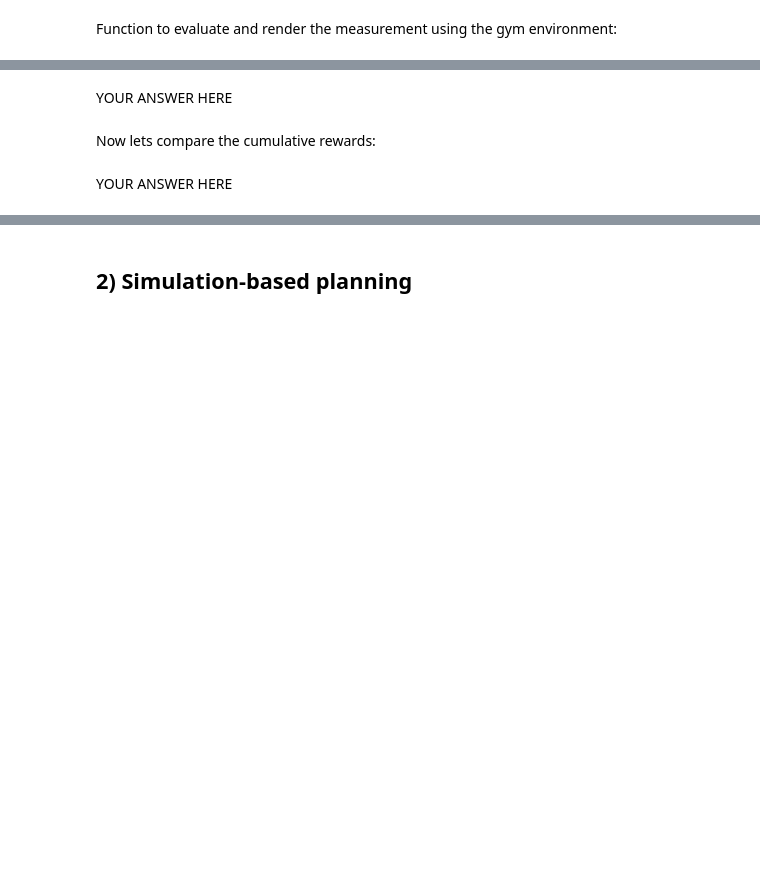
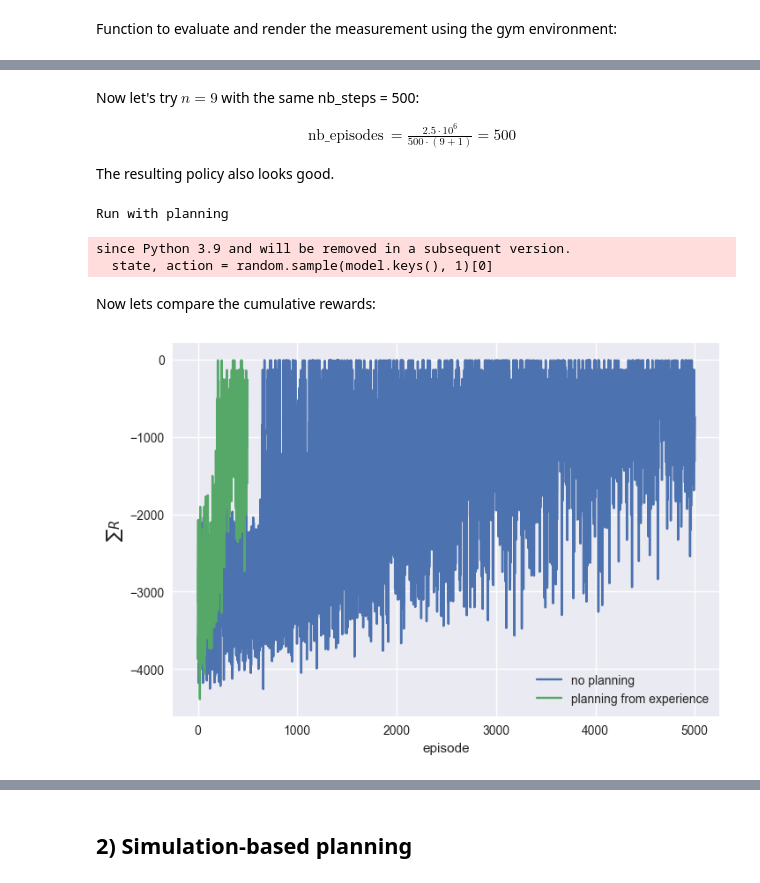
Before and after one commit to upb-lea/reinforcement_learning_course_materials, a Jupyter notebook: exercises/templates/ex07/LearningAndPlanning.ipynb, the cells around one changed output, grey strips where cells are left out. Saved outputs shown, nothing was run; the diff lists cells and outputs as text; code cells hidden in the pictures; blank space fills up the shorter version.

```diff
--- a/exercises/templates/ex07/LearningAndPlanning.ipynb
+++ b/exercises/templates/ex07/LearningAndPlanning.ipynb
@@ -67,16 +130,27 @@ def pendulumDynaQ(alpha, gamma, epsilon, n, nb_episodes, nb_steps):
     action_values = np.zeros([d_theta, d_theta, d_omega, d_T])
     pi = np.zeros([d_theta, d_theta, d_omega])
 
-    model = {} # dictionary
+    model = {}
 
     cumulative_reward_history = [] # we can use this to figure out how well the learning worked
     pbar = tqdm(range(nb_episodes))
 
-    for j in pbar:
+    for _ in pbar:
 
-        # YOUR CODE HERE
-        raise NotImplementedError()
+        rewards = [] # this time, this list is only for monitoring
 
+        state, _ = env.reset() # initialize x_0
+        state = tuple(discretize_state(state).astype(int))
+
+        for _ in range(nb_steps):
+
+            # YOUR CODE HERE
+            raise NotImplementedError()
+
+        pbar.set_description(f"Cumulative_reward {np.sum(rewards):6.0f}, Progress")
+        cumulative_reward_history.append(np.sum(rewards))
+
+    env.close()
     return cumulative_reward_history, pi
 # %% [markdown]
 Function to evaluate and render the measurement using the gym environment:
@@ -117,22 +198,33 @@ no_planning_history, no_planning_pi = pendulumDynaQ(alpha=0.1, gamma=0.9, epsilo
 # %%
 # run and render the experiment
 experiment(no_planning_pi, nb_steps=300, render=True)
-# %% [markdown]
-YOUR ANSWER HERE
+# %% [markdown]
+Now let's try $n=9$ with the same nb_steps = 500:
+
+\begin{align}
+\text{nb\_episodes} &= \frac{2.5 \cdot 10^6}{500 \cdot (9+1)} = 500
+\end{align}
+
+The resulting policy also looks good.
 # %%
 # train
 print("Run with planning")
 with_planning_history, with_planning_pi = pendulumDynaQ(alpha=0.1, gamma=0.9, epsilon=0.1, n=9, nb_episodes=500, nb_steps=500)
+# %% [output]
+Run with planning
+since Python 3.9 and will be removed in a subsequent version.
+  state, action = random.sample(model.keys(), 1)[0]
 # %%
 # run and render the experiment
 experiment(with_planning_pi, nb_steps=300, render=True)
 # %% [markdown]
 Now lets compare the cumulative rewards:
 # %%
-plt.plot(no_planning_history)
-plt.plot(with_planning_history)
+plt.plot(no_planning_history, label="no planning")
+plt.plot(with_planning_history, label="planning from experience")
 plt.xlabel("episode")
 plt.ylabel(r"$\sum R$")
+plt.legend()
 plt.show()
+# %% [output]
+[figure, added]
-# %% [markdown]
-YOUR ANSWER HERE
```
Also changed, not shown: parts of 26 cells of this notebook, 1 other file.
